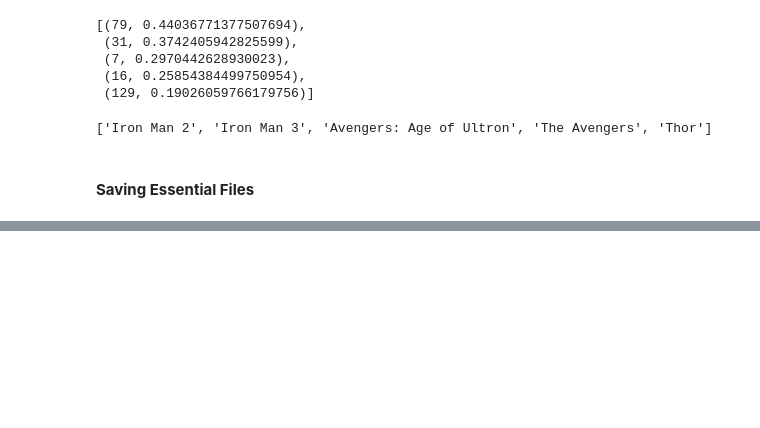
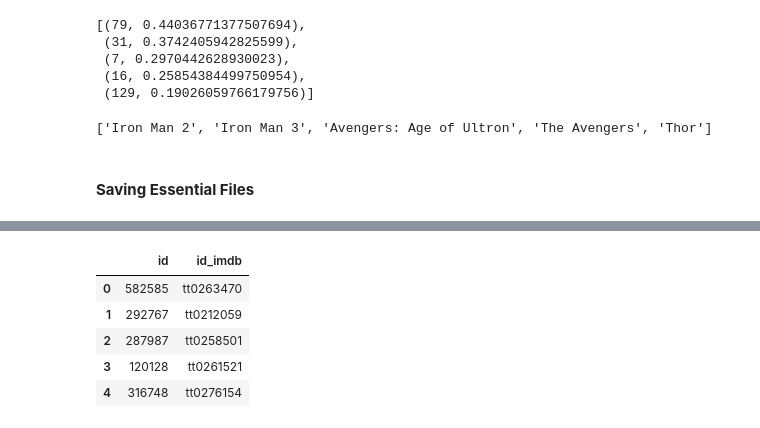
Before and after one commit to rahul5r/Movie-Recommendation-System, a Jupyter notebook: model building.ipynb, the cells around one changed output, grey strips where cells are left out. Saved outputs shown, nothing was run; the diff lists cells and outputs as text; code cells hidden in the pictures; blank space fills up the shorter version.

```diff
--- a/model building.ipynb
+++ b/model building.ipynb
@@ -312,0 +325,37 @@ pickle.dump(similarity, open('similarity.pkl', 'wb'))
+# %%
+import os
+import json
+import glob
+import pandas as pd
+
+DATA_FOLDER = "data"
+
+# List to store extracted data
+records = []
+
+# Get all JSON files in the data folder
+json_files = glob.glob(os.path.join(DATA_FOLDER, "*.json"))
+
+# Process each file
+for file_path in json_files:
+    with open(file_path, 'r', encoding='utf-8') as f:
+        for line in f:
+            try:
+                movie = json.loads(line)
+                records.append({
+                    "id": movie.get("id"),
+                    "id_imdb": movie.get("id_imdb")
+                })
+            except json.JSONDecodeError:
+                print(f"Invalid JSON line in file: {file_path}")
+
+df = pd.DataFrame(records)
+
+df.head()
+# %% [output]
+|  | id | id_imdb |
+| 0 | 582585 | tt0263470 |
+| 1 | 292767 | tt0212059 |
+| 2 | 287987 | tt0258501 |
+| 3 | 120128 | tt0261521 |
+| 4 | 316748 | tt0276154 |
```
Also changed, not shown: parts of 8 cells of this notebook, 24 other files.
